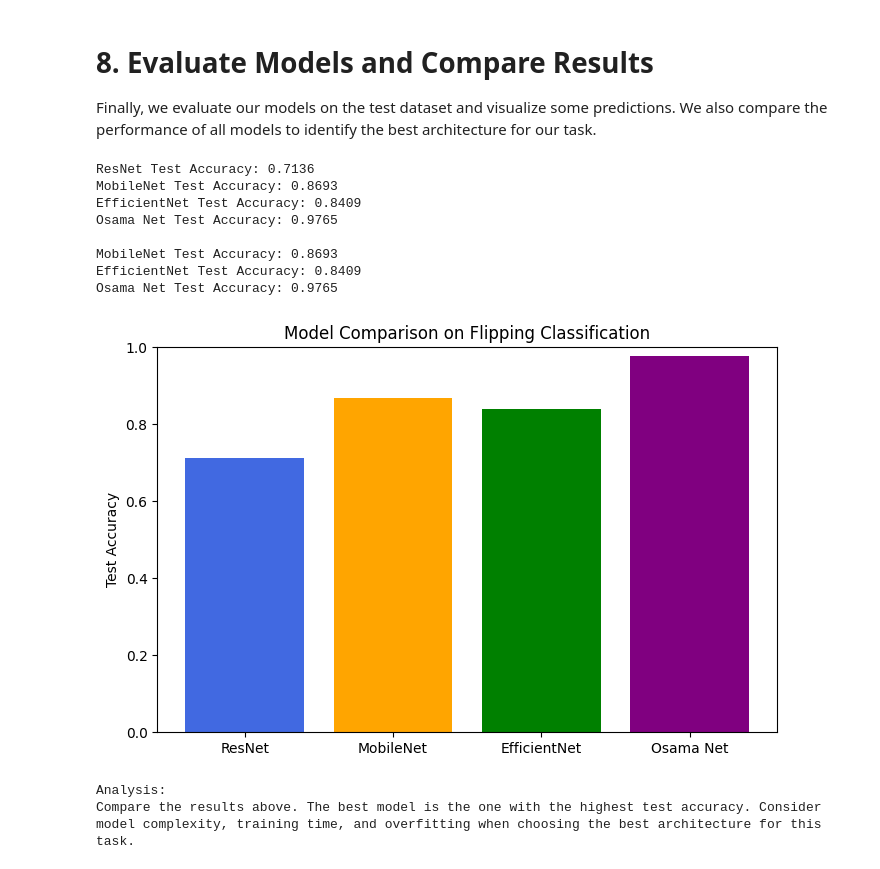
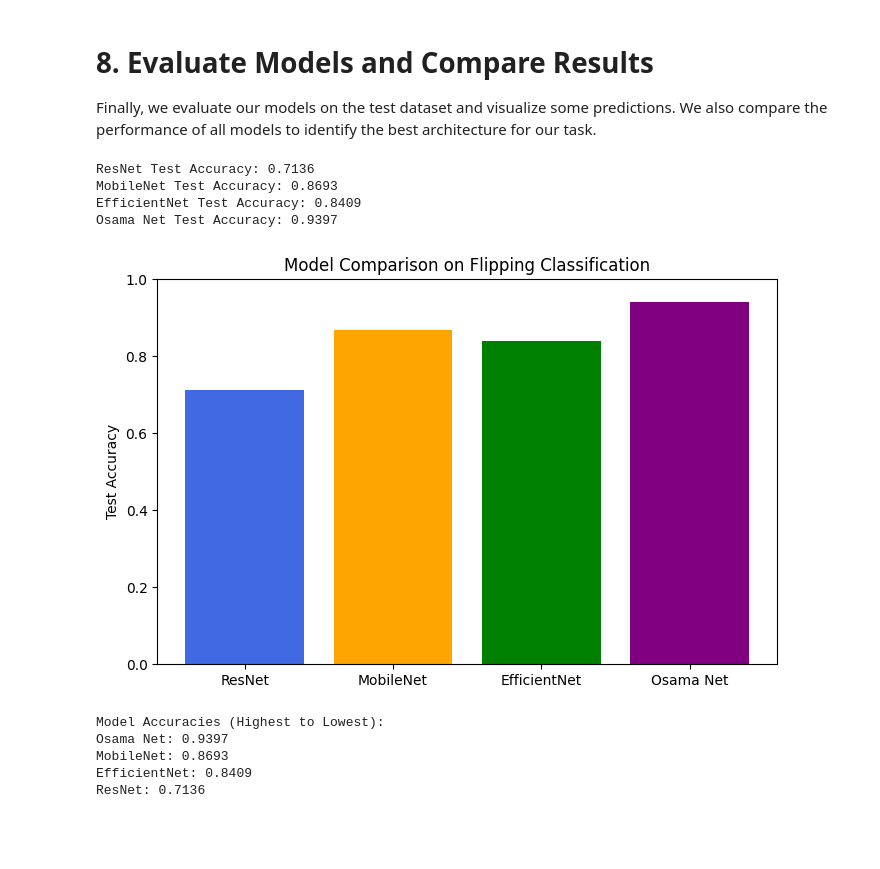
Before and after one commit to osamaizhar/Mon-Reader, a Jupyter notebook: model_testing.ipynb, the cells around one changed output. Saved outputs shown, nothing was run; the diff lists cells and outputs as text; code cells hidden in the pictures; blank space fills up the shorter version.

```diff
--- a/model_testing.ipynb
+++ b/model_testing.ipynb
@@ -376,7 +345,7 @@ osama_net = train_or_load_model(
     aug_train_loader,
     test_loader,
     device,
-    epochs=20,
+    epochs=10,
     optimizer_cls=Lion,
 )
 osama_acc = evaluate_model(osama_net, test_loader, device, class_names, "Osama Net")
@@ -407,33 +372,32 @@ We also compare the performance of all models to identify the best architecture
 # %%
 # Compare Model Accuracies and Analysis
 print(f"ResNet Test Accuracy: {resnet_acc:.4f}")
 print(f"MobileNet Test Accuracy: {mobilenet_acc:.4f}")
 print(f"EfficientNet Test Accuracy: {efficientnet_acc:.4f}")
 print(f"Osama Net Test Accuracy: {osama_acc:.4f}")
 
 accuracies = [resnet_acc, mobilenet_acc, efficientnet_acc, osama_acc]
 model_names = ["ResNet", "MobileNet", "EfficientNet", "Osama Net"]
 plt.figure(figsize=(8, 5))
 plt.bar(model_names, accuracies, color=["royalblue", "orange", "green", "purple"])
 plt.ylabel("Test Accuracy")
 plt.title("Model Comparison on Flipping Classification")
 plt.ylim(0, 1)
 plt.show()
 
-# Analysis
-print("Analysis:")
-print(
-    "Compare the results above. The best model is the one with the highest test accuracy. Consider model complexity, training time, and overfitting when choosing the best architecture for this task."
-)
+# Print models sorted by accuracy (highest to lowest)
+sorted_models = sorted(zip(model_names, accuracies), key=lambda x: x[1], reverse=True)
+print("\nModel Accuracies (Highest to Lowest):")
+for name, acc in sorted_models:
+    print(f"{name}: {acc:.4f}")
 # %% [output]
 ResNet Test Accuracy: 0.7136
 MobileNet Test Accuracy: 0.8693
 EfficientNet Test Accuracy: 0.8409
-Osama Net Test Accuracy: 0.9765
-
-MobileNet Test Accuracy: 0.8693
-EfficientNet Test Accuracy: 0.8409
-Osama Net Test Accuracy: 0.9765
+Osama Net Test Accuracy: 0.9397
-[figure, old version]
+[figure, new version]
-Analysis:
-Compare the results above. The best model is the one with the highest test accuracy. Consider model complexity, training time, and overfitting when choosing the best architecture for this task.
+Model Accuracies (Highest to Lowest):
+Osama Net: 0.9397
+MobileNet: 0.8693
+EfficientNet: 0.8409
+ResNet: 0.7136
```
Also changed, not shown: parts of 6 cells of this notebook, 1 other file.
